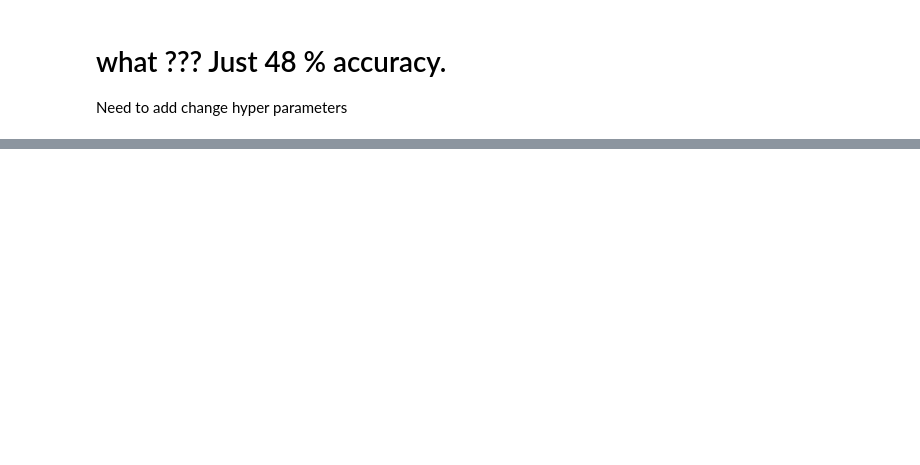
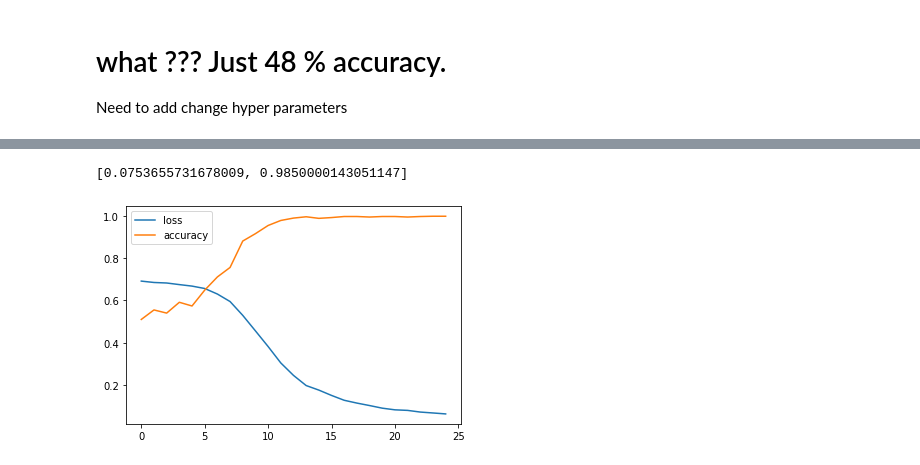
Before and after one commit to hrushikute/DataAnalytics, a Jupyter notebook: 02_neural_netwrok_model_for_classification_using_tensorflow.ipynb, the cells around one changed output, grey strips where cells are left out. Drawn from its saved outputs; the diff is of its cells as text; code cells hidden in the pictures; blank space fills up the shorter version.

```diff
--- a/02_neural_netwrok_model_for_classification_using_tensorflow.ipynb
+++ b/02_neural_netwrok_model_for_classification_using_tensorflow.ipynb
@@ -245,0 +248,16 @@ model_4.evaluate(X_train, y_train)
+# %%
+tf.random.set_seed(42)
+# create a model
+model_5=tf.keras.Sequential([
+                             tf.keras.layers.Dense(5,activation=tf.keras.activations.relu),
+                             tf.keras.layers.Dense(5,activation=tf.keras.activations.relu),
+                             tf.keras.layers.Dense(1,activation=tf.keras.activations.sigmoid)
+])
+
+#compile a model
+model_5.compile(loss=tf.keras.losses.BinaryCrossentropy(),
+                optimizer=tf.keras.optimizers.Adam(lr=0.01),
+                metrics=["accuracy"])
+
+#fit the model
+history_5=model_5.fit(X_train,y_train,epochs=25)
@@ -245,0 +282,4 @@ model_4.evaluate(X_train, y_train)
+# %%
+pd.DataFrame(history_5.history).plot()
+model_5.evaluate(X_test,y_test)
+# %% [output]
@@ -245,0 +287,2 @@ model_4.evaluate(X_train, y_train)
+[0.0753655731678009, 0.9850000143051147]
+[figure, added]
```
Also changed, not shown: parts of 14 cells of this notebook.
